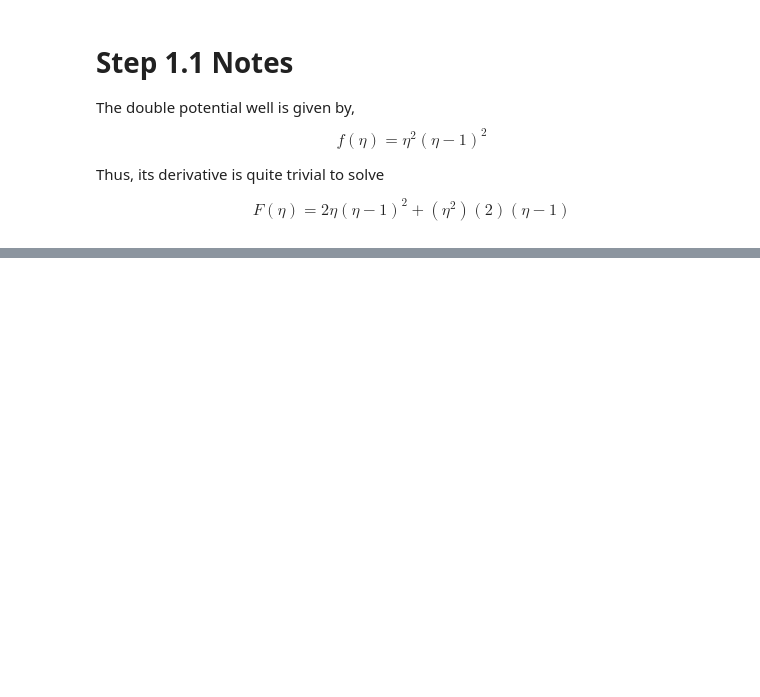
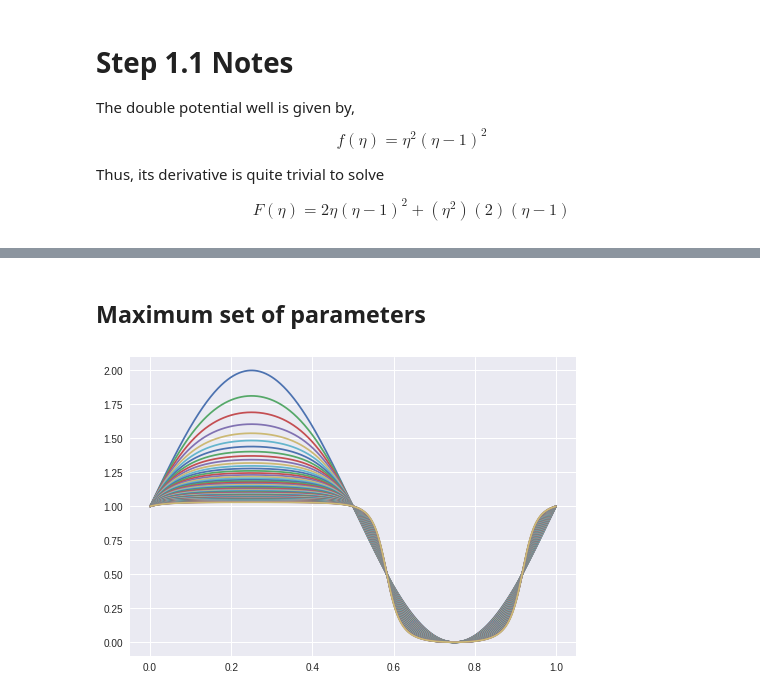
Before and after one commit to KristerJazz/P1.4_seed, a Jupyter notebook: final_project/final_project_2019-2020.ipynb, the cells around one changed output, grey strips where cells are left out. Drawn from its saved outputs; the diff is of its cells as text; code cells hidden in the pictures; blank space fills up the shorter version.

```diff
--- a/final_project/final_project_2019-2020.ipynb
+++ b/final_project/final_project_2019-2020.ipynb
@@ -229,0 +262,16 @@ def plot_solution(eta, basis, stride, resolution):
+# %% [markdown]
+## Maximum set of parameters
+# %%
+#maximum set of parameters
+eps = 0.001
+ndofs = 128
+degree = 3
+dt = 0.015625
+
+eta, basis = solve_allen_cahan(eta_0_function, eps, dt, ndofs, degree)
+
+stride = 1
+resolution = 1000
+plot_solution(eta, basis, stride, resolution)
+# %% [output]
+[figure, added]
```
Also changed, not shown: parts of 16 cells of this notebook.
